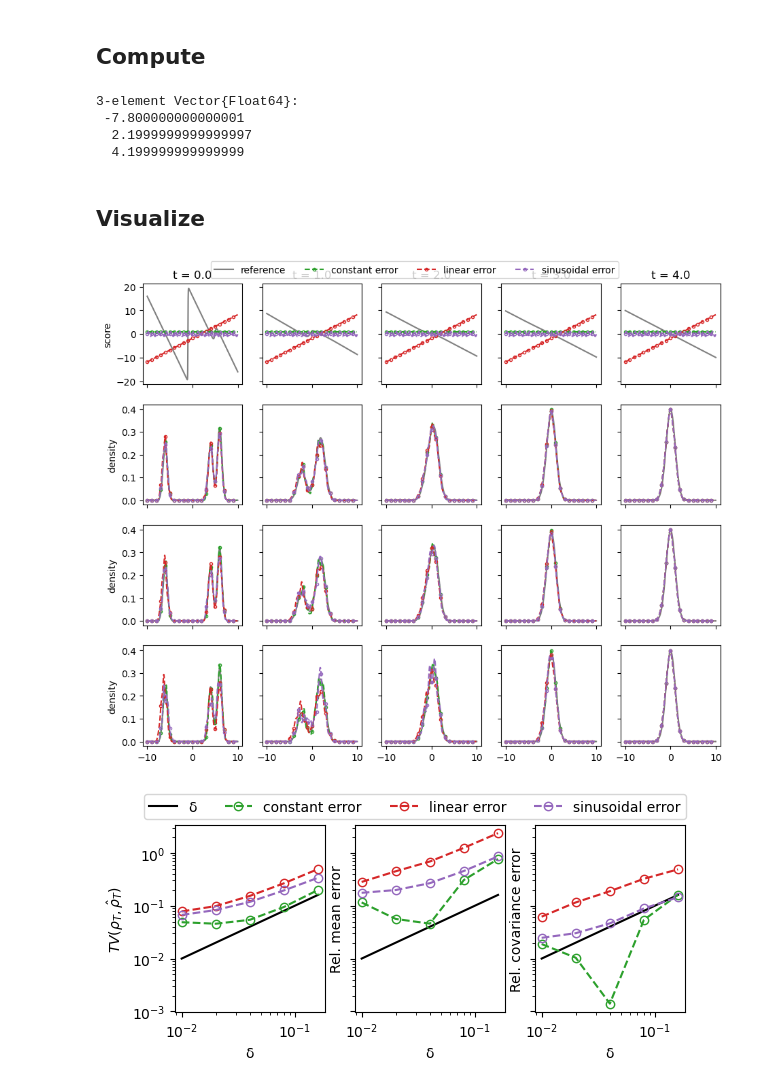
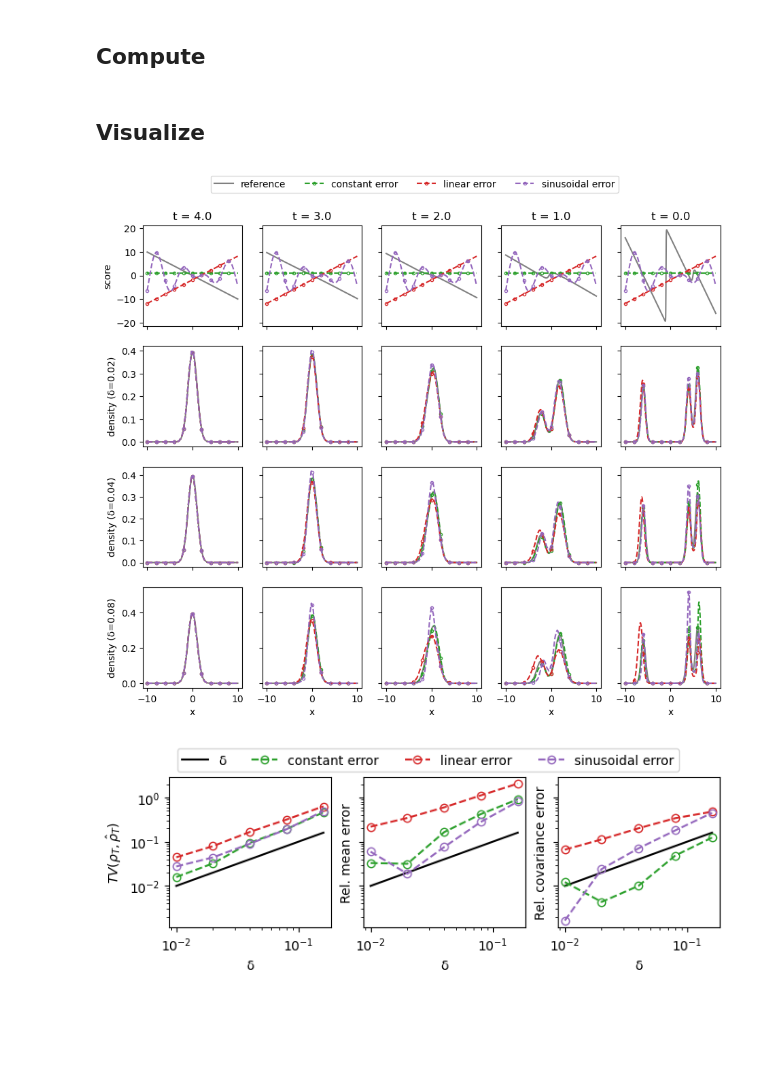
Before and after one commit to Zhengyu-Huang/InverseProblems.jl, a Jupyter notebook: Diffusion/Gaussian-mixture-density.ipynb, the cells around one changed output. Cells and saved outputs as stored; diff of their text form; code cells hidden in the pictures; blank space fills up the shorter version.

```diff
--- a/Diffusion/Gaussian-mixture-density.ipynb
+++ b/Diffusion/Gaussian-mixture-density.ipynb
@@ -413,17 +463,20 @@ ax[2].plot(xc, ρ̂T, "--", color="C0", label="kernel")
 # %%
 error_types = ["constant"; "linear"; "sinusoidal"]
 δs = [0.01; 0.02; 0.04; 0.08; 0.16]
-# error_types = ["constant";]
-# δs = [0.0;]
+#Nts= [40;   40;   40;   40;   40]
+Nts= [32;   24;   16;   12;   8]
 Ntype = length(error_types)
 Nδ = length(δs)
 
-
-Ys = zeros(Ntype, Nδ, Nt+1, Ny, dim)
+Nsave_ts_ind = 5
+Ys = zeros(Ntype, Nδ, Nsave_ts_ind, Ny, dim)
 for itype = 1:Ntype
     for iδ = 1:Nδ
+        Nt = Nts[iδ]
+        ts = LinRange(0, T, Nt+1)
+        save_ts_ind = Array(0:div(Nt,Nsave_ts_ind-1):Nt)
         compute_V(t, xx) = compute_U(t, xx) + score_error(x_w, x_mean, xx_cov, δs[iδ], t, T, (ndims(xx) == 1 ? Array(reshape(xx, (length(xx), 1))) : xx) ;error_type = error_types[itype])
-        Ys[itype, iδ, :, :, :] = solve(T, Nt, Y0, compute_V)
+        Ys[itype, iδ, :, :, :], _ = solve(T, Nt, Y0, compute_V; ts=ts, save_ts_ind=save_ts_ind)
     end
 end
 # %%
@@ -447,13 +500,6 @@ for itype = 1:Ntype
 
     end
 end
-# %%
-x_mean[:,1] .- GM_mean
-# %% [output]
-3-element Vector{Float64}:
- -7.800000000000001
-  2.1999999999999997
-  4.199999999999999
 # %% [markdown]
 ## Visualize
 # %%
@@ -463,76 +509,65 @@ fig, ax = fig, ax = PyPlot.subplots(nrows = nrows, ncols=ncols, sharex=true, sha
 
 ## plot score at different time
 for i  = 1:ncols
-    t = T*(i-1)/(ncols - 1)
+    t = T - T*(i-1)/(ncols - 1)
     δ = 1.0
     ∇logqt = compute_qt_score(x_w, x_mean, xx_cov, t, Array(reshape(xc, (Ne, 1))))
     ax[1, i].plot(xc, ∇logqt, "-", color = "grey", fillstyle="none", label="reference")
     for itype = 1:Ntype
         err = score_error(x_w, x_mean, xx_cov, δ, t, T,  Array(reshape(xc, (Ne, 1))); error_type = error_types[itype])
-        ax[1, i].plot(xc, err, "--o", color = "C"*string(itype+1), fillstyle="none", markevery=50, markersize = 3, label = error_types[itype]*" error")
+        ax[1, i].plot(xc, err, "--o", color = "C"*string(itype+1), fillstyle="none", markevery=100, markersize = 3, label = error_types[itype]*" error")
     end
 
     ax[1, i].title.set_text("t = "*string(t))
+    ax[nrows, i].set_xlabel("x")
 end
 ax[1,1].set_ylabel("score")
 
 
 ## plot qt at different time
 for i  = 1:ncols
-    t = T*(i-1)/(ncols - 1)
+    t = T - T*(i-1)/(ncols - 1)
     qt = compute_qt(x_w, x_mean, xx_cov, t, Array(reshape(xc, (Ne, 1))))
     for j = 2:nrows
         ax[j, i].plot(xc, qt,   "-", color = "grey", fillstyle="none", label="reference")
-        ax[j, 1].set_ylabel("density")
+        ax[j, 1].set_ylabel("density (δ=0.0" * string(2^(j-1))*")")
     end
 end
 
 
 for itype = 1:Ntype
     for iδ = 1:min(Nδ, nrows-1)
         for i  = 1:ncols
             t = T - T*(i-1)/(ncols - 1)
-            ir =  Int(Nt*(ncols - i)/(ncols - 1)) + 1
-            kernel = kde(Ys[itype, iδ, ir, :, 1], bandwidth=cbandwidth(t))
+#             ir =  Int(Nt*(ncols - i)/(ncols - 1)) + 1
+            kernel = kde(Ys[itype, iδ+1, i, :, 1], bandwidth=cbandwidth(t))
             ρ̂t = pdf(kernel, xc)
-            ax[iδ+1, i].plot(xc, ρ̂t, "--o", color = "C"*string(itype+1), fillstyle="none", markevery=50, markersize = 3)
+            ax[iδ+1, i].plot(xc, ρ̂t, "--o", color = "C"*string(itype+1), fillstyle="none", markevery=100, markersize = 3)
         end
     end
 end
 handles, labels = ax[1,1].get_legend_handles_labels()
 fig.legend(handles,labels,loc = "upper center",bbox_to_anchor=(0.5,1.0),ncol=4)
-fig.subplots_adjust(bottom=0.1,top=0.9,left=0.1,right=0.95,hspace=0.2)
+fig.subplots_adjust(bottom=0.05,top=0.9,left=0.1,right=0.95,hspace=0.2)
 fig.savefig("1D-ode-density.pdf")
 
-fig, ax = PyPlot.subplots(nrows = 1, ncols=3, sharex=true, sharey="row", figsize=(6, 2.5))
+fig, ax = PyPlot.subplots(nrows = 1, ncols=3, sharex=true, sharey="row", figsize=(7, 2.5))
 for i = 1:3
     ax[i].loglog(δs, δs, "-", color = "black", fillstyle="none", label="δ")
     ax[i].set_xlabel("δ");
 end
 for itype = 1:Ntype
     ax[1].loglog(δs, TVes[itype, :], "--o", color = "C"*string(itype+1), fillstyle="none", label = error_types[itype]*" error")
     ax[2].loglog(δs, rmeanes[itype, :], "--o", color = "C"*string(itype+1), fillstyle="none", label = error_types[itype]*" error")
     ax[3].loglog(δs, rcoves[itype, :], "--o", color = "C"*string(itype+1), fillstyle="none", label = error_types[itype]*" error")
 end
 handles, labels = ax[1,1].get_legend_handles_labels()
 fig.legend(handles,labels,loc = "upper center",bbox_to_anchor=(0.5,1.0),ncol=4)
 ax[1].set_ylabel(L"TV(\rho_T,\hat{\rho}_T)")
 ax[2].set_ylabel("Rel. mean error")
 ax[3].set_ylabel("Rel. covariance error")
-fig.subplots_adjust(bottom=0.1,top=0.85,left=0.1,right=0.95,hspace=0.2)
+fig.subplots_adjust(bottom=0.2,top=0.85,left=0.1,right=0.95,hspace=0.2)
 fig.savefig("1D-ode-error.pdf")
-
-# plot TV error
-# fig, ax = PyPlot.subplots(nrows = 1, ncols=1, sharex=true, sharey="row", figsize=(4,4))
-# ax.loglog(δs, δs, "-", color = "black", fillstyle="none", label="δ")
-# for itype = 1:Ntype
-#     ax.loglog(δs, TVes[itype, :], "--o", color = "C"*string(itype+1), fillstyle="none", label = error_types[itype]*" error")
-# end
-# ax.legend()
-# ax.set_xlabel("δ")
-# ax.set_ylabel(L"TV(\rho_T,\hat{\rho}_T)")
-# fig.tight_layout()
-# fig.savefig("1D-ode-error.pdf")
 # %% [output]
-[figure, old version]
+[figure, new version]
-[figure, old version]
+[figure, new version]
```
Also changed, not shown: parts of 17 cells of this notebook.
